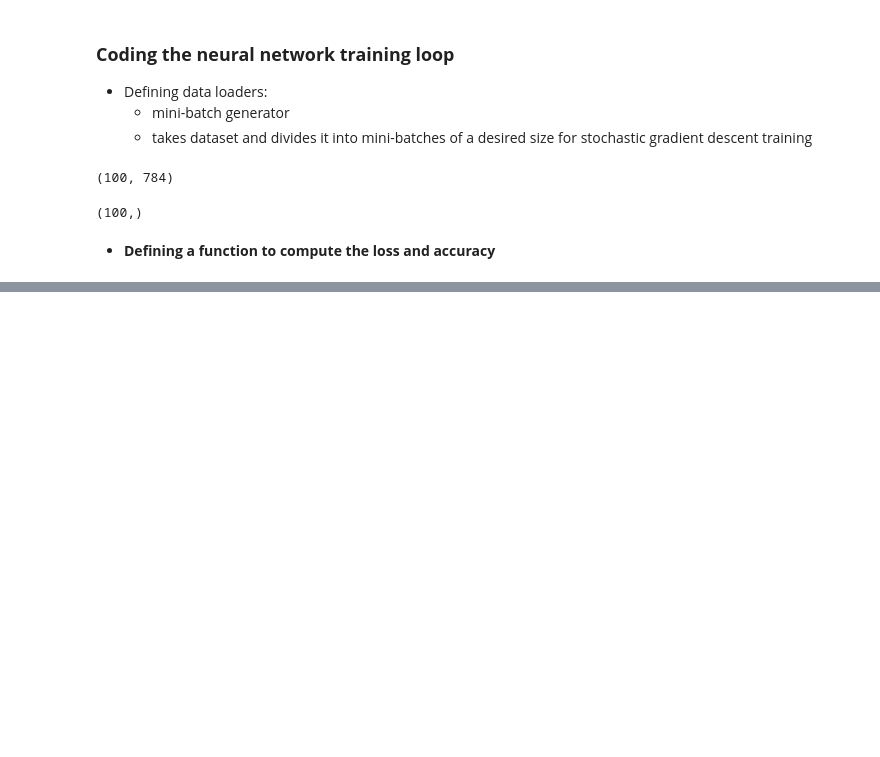
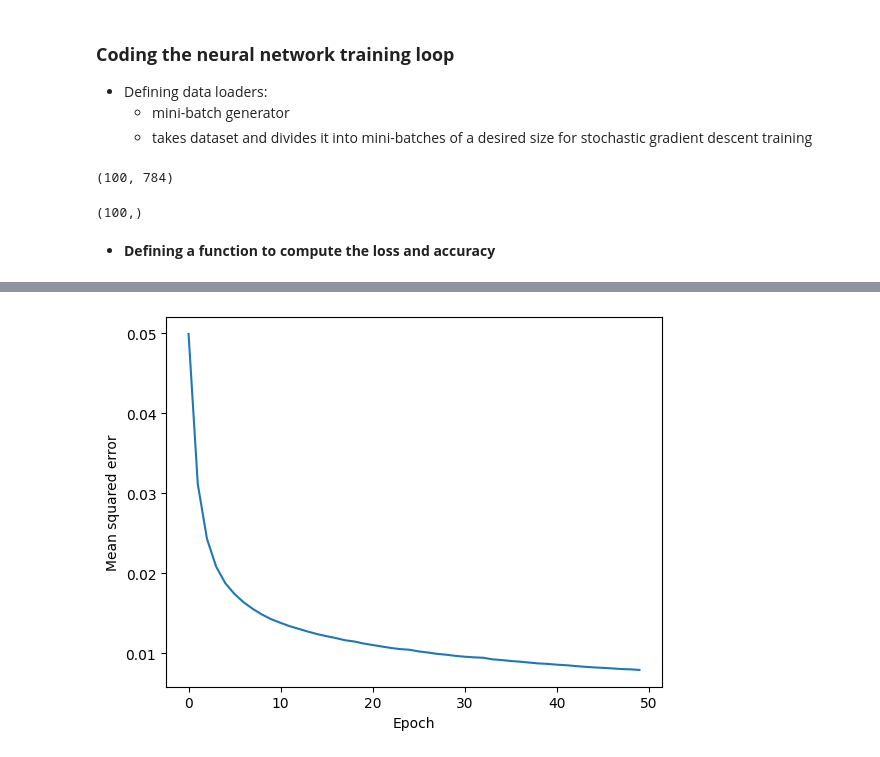
Before and after one commit to Sillians/ML-PyTorch-SkLearn, a Jupyter notebook: chp11_Implementing_a_Multilayer_Artificial_Neural_Network_from_Scratch/ch11_examples.ipynb, the cells around one changed output, grey strips where cells are left out. Cells and saved outputs as stored; diff of their text form; code cells hidden in the pictures; blank space fills up the shorter version.

```diff
--- a/chp11_Implementing_a_Multilayer_Artificial_Neural_Network_from_Scratch/ch11_examples.ipynb
+++ b/chp11_Implementing_a_Multilayer_Artificial_Neural_Network_from_Scratch/ch11_examples.ipynb
@@ -798,0 +803,20 @@ Initial validation accuracy: 9.8%
+# %%
+def compute_mse_and_acc(nnet, X, y, num_labels=10, minibatch_size=100):
+    mse, correct_pred, num_examples = 0., 0, 0
+    minibatch_gen = minibatch_generator(X, y, minibatch_size)
+
+    for i, (features, targets) in enumerate(minibatch_gen):
+
+        _, probas = nnet.forward(features)
+        predicted_labels = np.argmax(probas, axis=1)
+
+        onehot_targets = int_to_onehot(targets, num_labels=num_labels)
+        loss = np.mean((onehot_targets - probas)**2)
+        correct_pred += (predicted_labels == targets).sum()
+
+        num_examples += targets.shape[0]
+        mse += loss
+
+    mse = mse/(i+1)
+    acc = correct_pred/num_examples
+    return mse, acc
@@ -798,0 +889,6 @@ Initial validation accuracy: 9.8%
+# %%
+np.random.seed(123) # for the training set shuffling
+
+epoch_loss, epoch_train_acc, epoch_valid_acc = train(
+    model, X_train, y_train, X_valid, y_valid,
+    num_epochs=50, learning_rate=0.1)
@@ -798,0 +920,7 @@ Initial validation accuracy: 9.8%
+# %%
+plt.plot(range(len(epoch_loss)), epoch_loss)
+plt.ylabel('Mean squared error')
+plt.xlabel('Epoch')
+plt.show()
+# %% [output]
+[figure, added]
```
Also changed, not shown: parts of 35 cells of this notebook, 19 other files.
